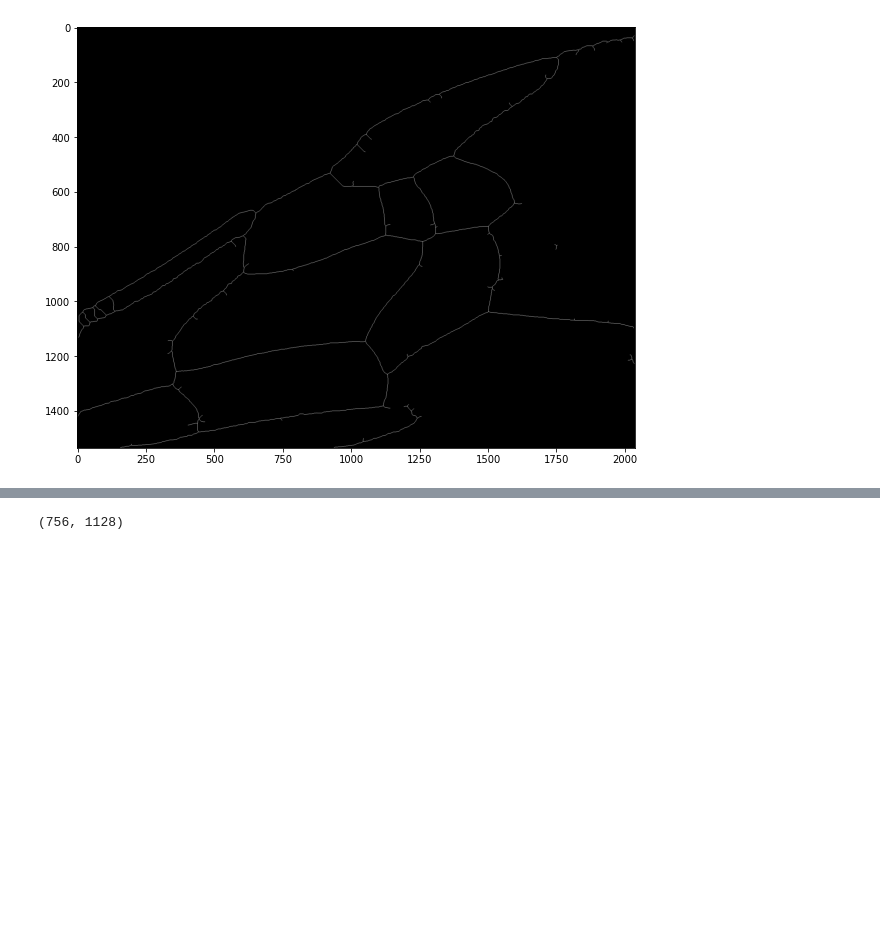
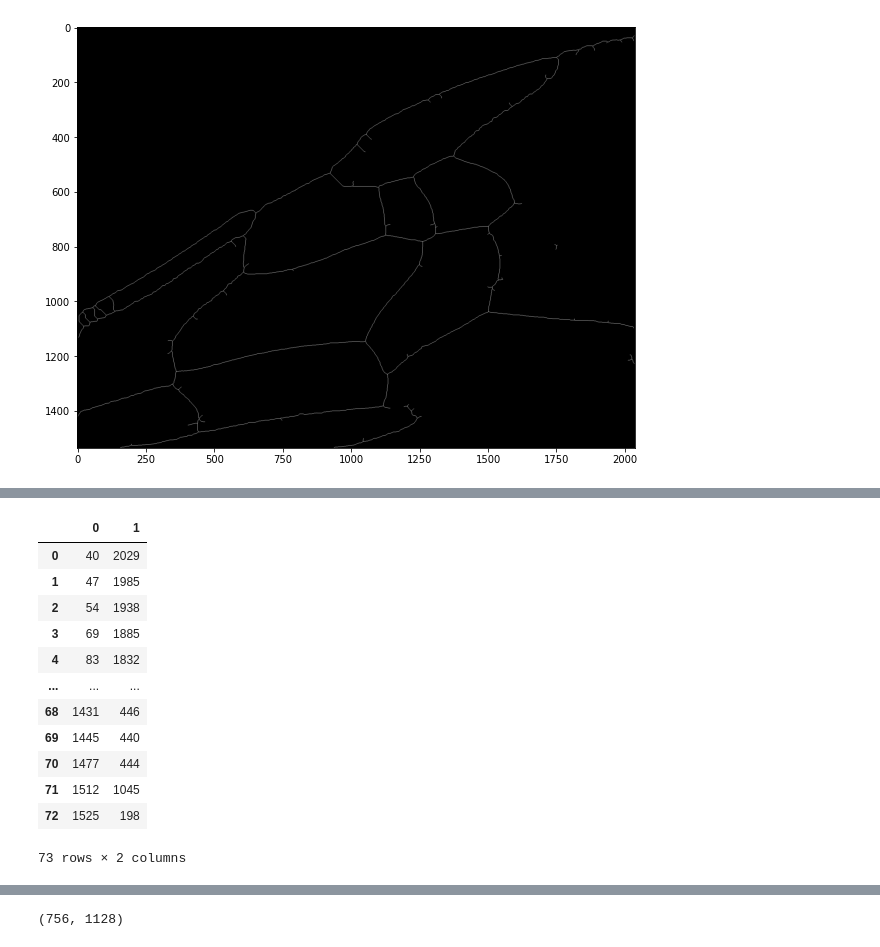
Before and after one commit to drguigui1/bee-wings-venation-matching, a Jupyter notebook: src/tests.ipynb, the cells around one changed output, grey strips where cells are left out. Saved outputs shown, nothing was run; the diff lists cells and outputs as text; code cells hidden in the pictures; blank space fills up the shorter version.

```diff
--- a/src/tests.ipynb
+++ b/src/tests.ipynb
@@ -108,0 +158,16 @@ plt.show()
+# %%
+df_res
+# %% [output]
+|  | 0 | 1 |
+| 0 | 40 | 2029 |
+| 1 | 47 | 1985 |
+| 2 | 54 | 1938 |
+| 3 | 69 | 1885 |
+| 4 | 83 | 1832 |
+| ... | ... | ... |
+| 68 | 1431 | 446 |
+| 69 | 1445 | 440 |
+| 70 | 1477 | 444 |
+| 71 | 1512 | 1045 |
+| 72 | 1525 | 198 |
+73 rows × 2 columns
```
Also changed, not shown: parts of 9 cells of this notebook.
